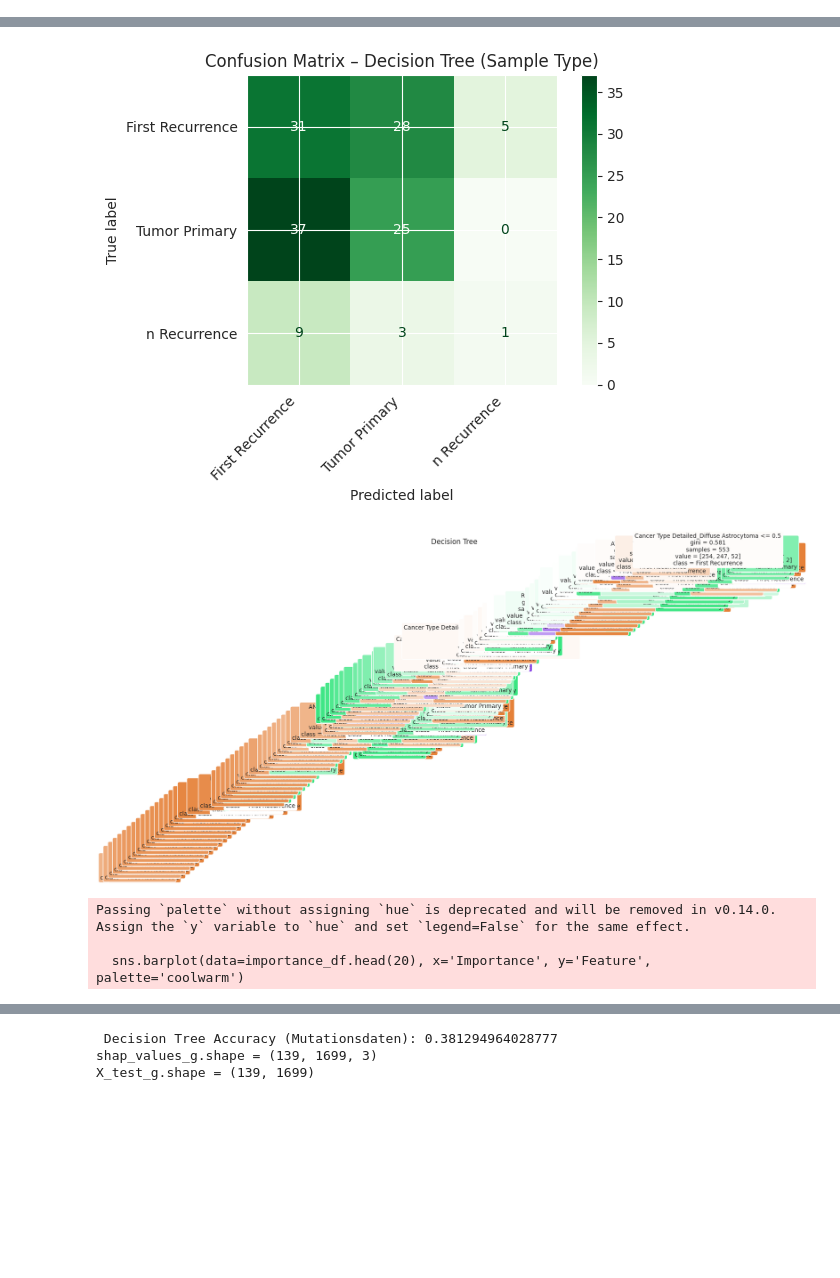
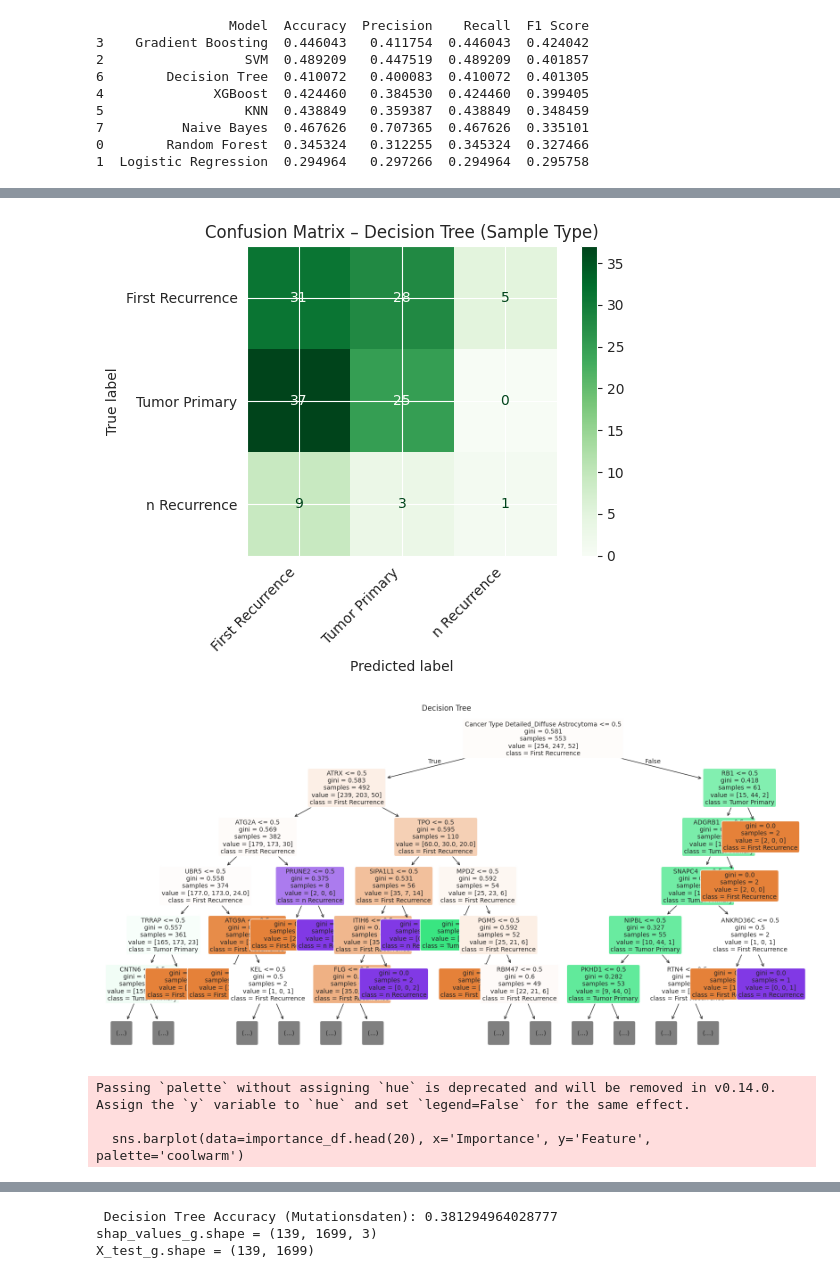
Before and after one commit to c2904/Cancer-Classification-with-XAI-Vis, a Jupyter notebook: data.ipynb, the cells around one changed output, grey strips where cells are left out. Drawn from its saved outputs; the diff is of its cells as text; code cells hidden in the pictures; blank space fills up the shorter version.

Commit message:
Cleanup

```diff
--- a/data.ipynb
+++ b/data.ipynb
@@ -42,24 +42,22 @@ from sklearn.tree import DecisionTreeClassifier
 from sklearn.naive_bayes import GaussianNB
 from sklearn.tree import plot_tree
 
+############### Data Loading ###############
 clinical_data = pd.read_csv("hcai_data-main/combined_data.tsv.txt", sep="\t")
+print("[DATA SHAPES] Raw data shape:", clinical_data.shape)
 
-#print("Part 1:")
-#print(clinical_data.shape)
-#print(clinical_data.columns[:10])  #ersten 10 Spalten
+print("Sample Type column preview:")
+print(clinical_data["Sample Type"])
 
+# Drop rows with missing Sample Type
+clinical_data = clinical_data.dropna(subset=["Sample Type"])
+print("[DATA SHAPES] After dropping missing Sample Type:", clinical_data.shape)
 
-##### auf sample type klassifizieren
-print("Sample type: \n")
-print(clinical_data["Sample Type"])
-clinical_data = clinical_data.dropna(subset=["Sample Type"]) #leere werte dropen
-#survival columns dropen
-clinical_data= clinical_data.drop("Overall Survival", axis='columns')
-clinical_data= clinical_data.drop("Overall Survival (months)", axis='columns')
-print(clinical_data)
-#labels: First Metastasis, Tumor Primary, First Recurrence, Second Recurrence, Third Recurrence, Fourth recurrence
+# Drop survival columns
+clinical_data = clinical_data.drop("Overall Survival", axis='columns')
+clinical_data = clinical_data.drop("Overall Survival (months)", axis='columns')
 
-#### drei klassen ###
+############### Simplify Sample Types ###############
 def simplify_sample_type(sample):
     sample = sample.strip().lower()
     if "second recurrence" in sample or "third recurrence" in sample or "fourth recurrence" in sample:
@@ -74,18 +72,21 @@ def simplify_sample_type(sample):
         return np.nan
 
 clinical_data["Sample Type Simplified"] = clinical_data["Sample Type"].apply(simplify_sample_type)
+
+# Remove NaN and "REMOVE"
 clinical_data = clinical_data[clinical_data["Sample Type Simplified"].notna()]
 clinical_data = clinical_data[clinical_data["Sample Type Simplified"] != "REMOVE"]
-#print(clinical_data)
 
-############ 26
-#cols = ["Sample Type Simplified", "Cancer Type Detailed"]
-#df = clinical_data[cols].copy()
+print("[DATA SHAPES] After cleanup:", clinical_data.shape)
+print(clinical_data["Sample Type Simplified"].value_counts())
+
+############### Encoding Labels ###############
 y = clinical_data["Sample Type Simplified"]
 encoder = LabelEncoder()
 y_enc = encoder.fit_transform(y)
-print("Label-Zuordnung:\n", dict(zip(encoder.classes_, encoder.transform(encoder.classes_))))
+print("Label mapping:", dict(zip(encoder.classes_, encoder.transform(encoder.classes_))))
 
+############### Feature Selection ###############
 non_gene_cols = [
     "STUDY_ID", "STUDY_ID_x", "SAMPLE_ID", "Cancer Type Detailed",
     "Overall Survival", "Overall Survival (months)",
@@ -95,21 +96,23 @@ non_gene_cols = [
 gene_cols = [col for col in clinical_data.columns if col not in non_gene_cols]
 X_genes = clinical_data[gene_cols].applymap(lambda x: 0 if str(x).strip().upper() == "WT" else 1)
 
-#klinische features beliebig hier hinufügen
 X_clinical = pd.get_dummies(clinical_data[["Cancer Type Detailed"]], drop_first=True)
 
-#feature matrix bauen
+# Combine features
 X = pd.concat([X_genes, X_clinical], axis=1)
+print("[DATA SHAPES] Feature matrix:", X.shape)
 
-#Train-Test-Split
-# -----------------------------
+############### Train-Test Split ###############
 X_train, X_test, y_train, y_test = train_test_split(
     X, y_enc, test_size=0.2, stratify=y_enc, random_state=42
 )
 
+print("[DATA SHAPES] Training set:", X_train.shape, "Labels:", y_train.shape)
+print("[DATA SHAPES] Test set:", X_test.shape, "Labels:", y_test.shape)
 
 
-########################## modelle ########################
+
+############### Models ###############
 models = {
     "Random Forest": RandomForestClassifier(random_state=42),
     "Logistic Regression": LogisticRegression(max_iter=1000, class_weight="balanced", random_state=42),
@@ -148,9 +151,7 @@ plt.show()
 
 ######################################################################
 
-
-
-# train - random forest
+############### Random Forest ###############
 model = RandomForestClassifier(class_weight="balanced",random_state=42)
 model.fit(X_train, y_train)
 y_pred = model.predict(X_test)
@@ -206,7 +207,7 @@ plt.xticks(rotation=45, ha='right')
 plt.tight_layout()
 plt.show()
 
-# ------------------ Decision Tree ------------------ #
+############### Decision Tree ###############
 tree_model = DecisionTreeClassifier(random_state=42)
 tree_model.fit(X_train, y_train)
 y_pred_tree = tree_model.predict(X_test)
@@ -239,11 +240,12 @@ plot_tree(tree_model,
           class_names=encoder.classes_,
           filled=True,
           rounded=True,
-          fontsize=10)
+          fontsize=10,
+          max_depth=5)
 plt.title("Decision Tree")
 plt.show()
 
-# ------------------ Feature Importance Visualisierung ------------------ #
+############### Feature Importance ###############
 importances = tree_model.feature_importances_
 feature_names = X.columns
 
@@ -293 +289,10 @@ Parameters: { "use_label_encoder" } are not used.
+                 Model  Accuracy  Precision    Recall  F1 Score
+3    Gradient Boosting  0.446043   0.411754  0.446043  0.424042
+2                  SVM  0.489209   0.447519  0.489209  0.401857
+6        Decision Tree  0.410072   0.400083  0.410072  0.401305
+4              XGBoost  0.424460   0.384530  0.424460  0.399405
+5                  KNN  0.438849   0.359387  0.438849  0.348459
+7          Naive Bayes  0.467626   0.707365  0.467626  0.335101
+0        Random Forest  0.345324   0.312255  0.345324  0.327466
+1  Logistic Regression  0.294964   0.297266  0.294964  0.295758
 [figure]
@@ -350,8 +355,8 @@ First Recurrence       0.40      0.48      0.44        64
 [figure]
-[figure, old version]
+[figure, new version]
-Passing `palette` without assigning `hue` is deprecated and will be removed in v0.14.0. Assign the `y` variable to `hue` and set `legend=False` for the same effect.
-
-  sns.barplot(data=importance_df.head(20), x='Importance', y='Feature', palette='coolwarm')
+Passing `palette` without assigning `hue` is deprecated and will be removed in v0.14.0. Assign the `y` variable to `hue` and set `legend=False` for the same effect.
+
+  sns.barplot(data=importance_df.head(20), x='Importance', y='Feature', palette='coolwarm')
 [figure]
 # %%
 import shap
```
Also changed, not shown: parts of 6 cells of this notebook.
